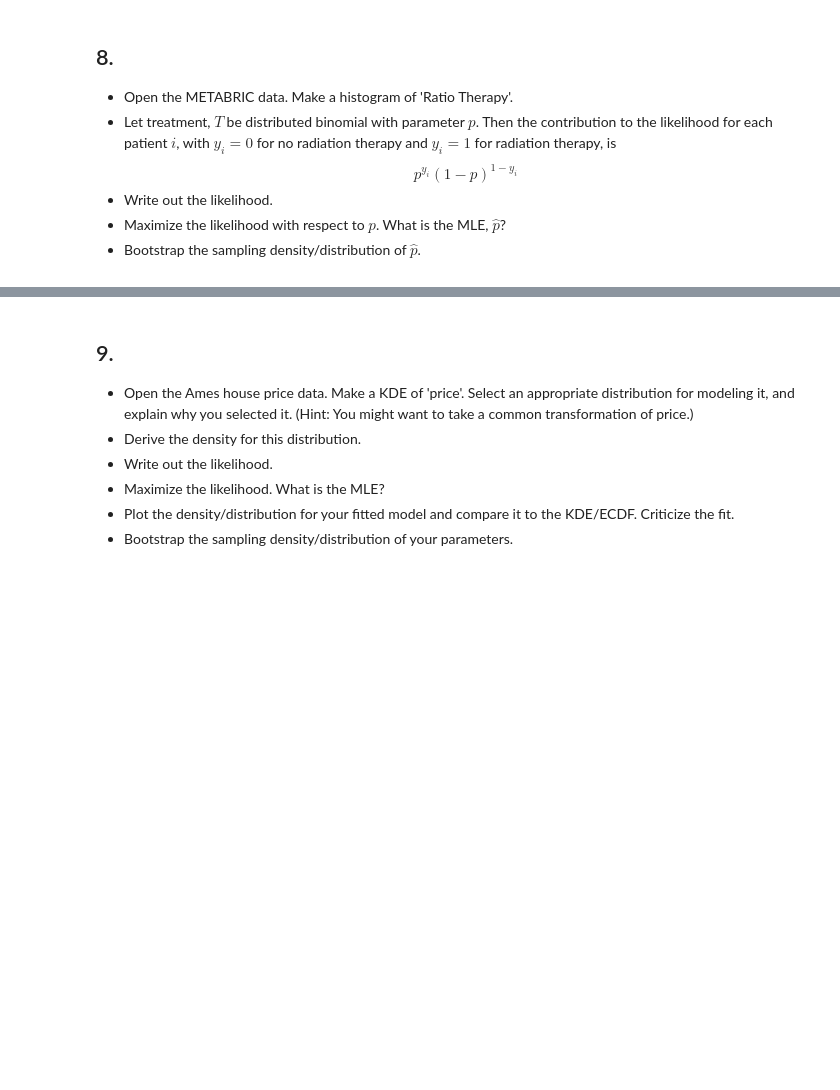
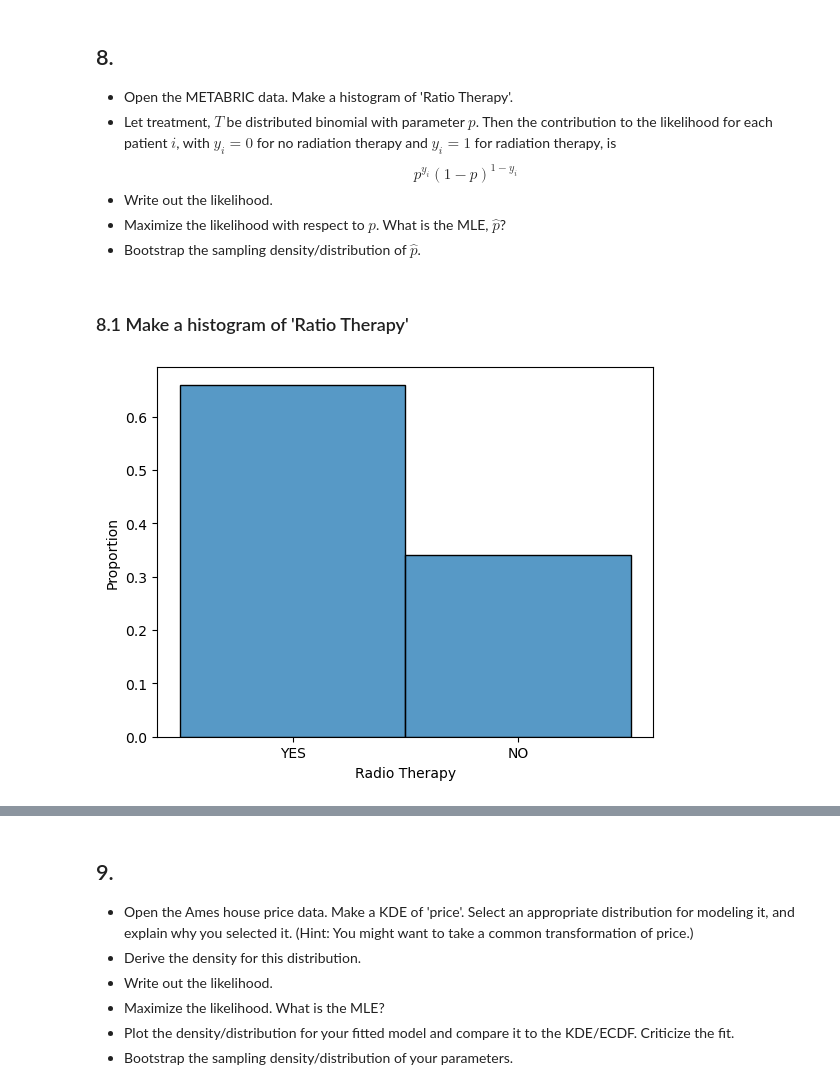
Before and after one commit to ssegaloff/UU_Assignment_7, a Jupyter notebook: assignment_7.ipynb, the cells around one changed output, grey strips where cells are left out. Cells and saved outputs as stored; diff of their text form; code cells hidden in the pictures; blank space fills up the shorter version.

```diff
--- a/assignment_7.ipynb
+++ b/assignment_7.ipynb
@@ -160,3 +205,23 @@ $$
 - Write out the likelihood.
 - Maximize the likelihood with respect to $p$. What is the MLE, $\hat{p}$?
 - Bootstrap the sampling density/distribution of $\hat{p}$.
+# %%
+# get data and libraries
+
+import pandas as pd
+import numpy as np
+import seaborn as sns
+import scipy as sp
+import matplotlib.pyplot as plt
+
+df = pd.read_csv('/Users/sabinesegaloff/Code/UVA_Fall_25/Understanding_Uncertainty_5030/data/metabric.csv')
+# %% [markdown]
+### 8.1 Make a histogram of 'Ratio Therapy'
+# %%
+# make the histogram
+
+y = df['Radio Therapy']
+sns.histplot(y,stat='proportion')
+plt.show()
+# %% [output]
+[figure, added]
```
Also changed, not shown: parts of 12 cells of this notebook.
